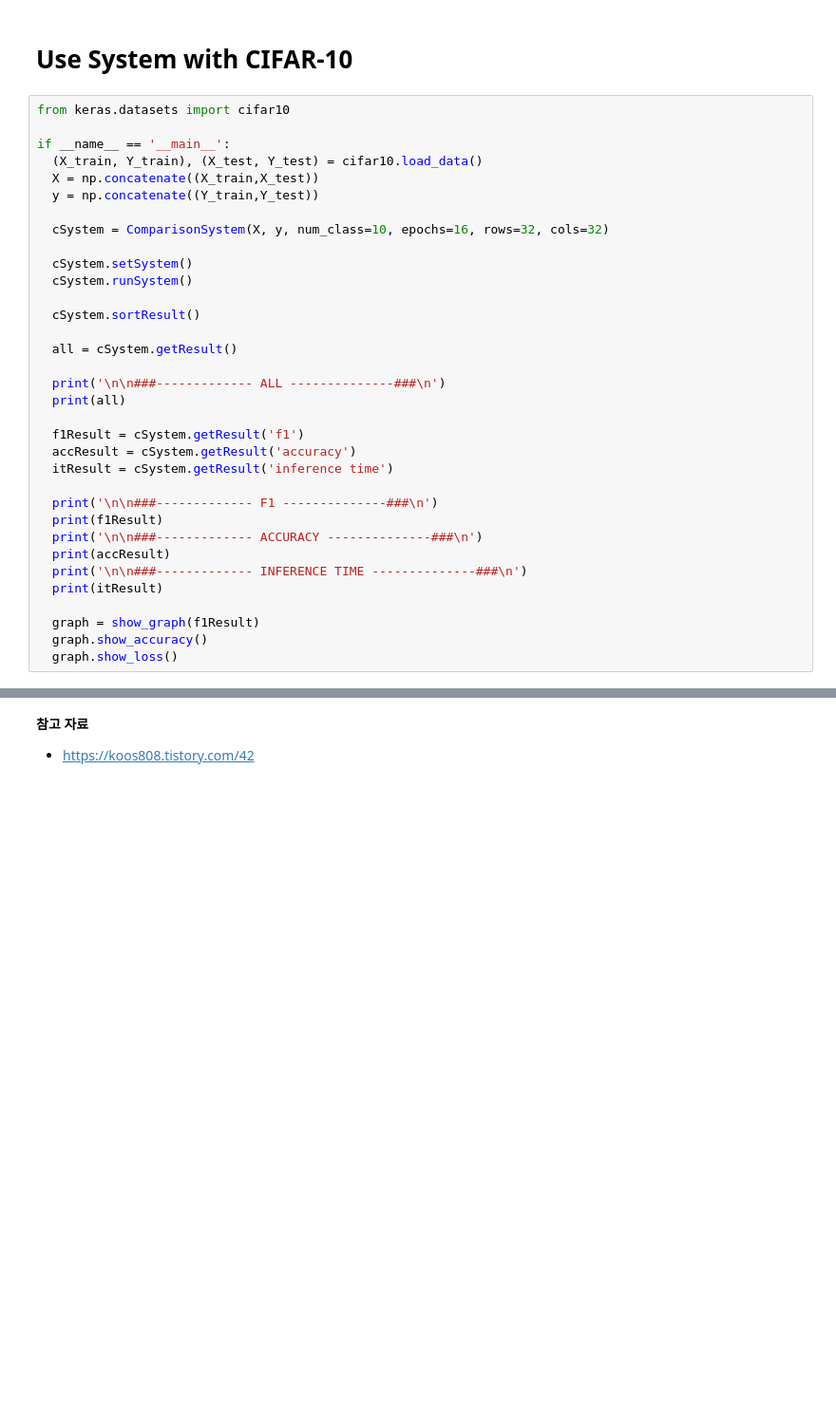
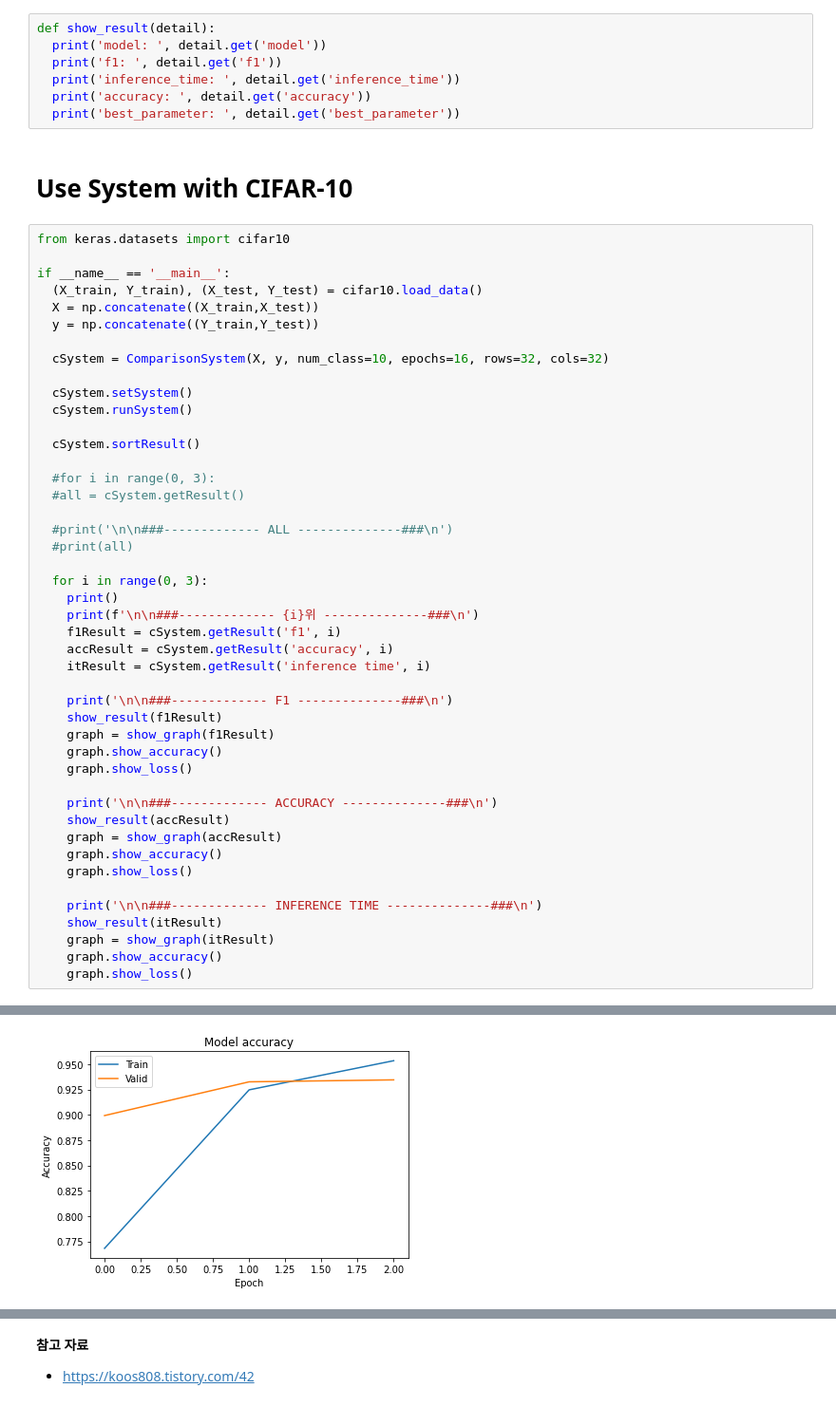
Before and after one commit to S-EK/KW_Industry_University, a Jupyter notebook: comparisonSystem.ipynb, the cells around one changed output, grey strips where cells are left out. Shown at 95% size. Saved outputs shown, nothing was run; the diff lists cells and outputs as text; blank space fills up the shorter version.

Commit message:
update system

```diff
--- a/comparisonSystem.ipynb
+++ b/comparisonSystem.ipynb
@@ -192,6 +218,13 @@ class show_graph:
     plt.ylabel('Loss')
     plt.legend(['Train', 'Valid'], loc='upper left')
     plt.show()
+# %%
+def show_result(detail):
+  print('model: ', detail.get('model'))
+  print('f1: ', detail.get('f1'))
+  print('inference_time: ', detail.get('inference_time'))
+  print('accuracy: ', detail.get('accuracy'))
+  print('best_parameter: ', detail.get('best_parameter'))
 # %% [markdown]
 # **Use System with CIFAR-10**
 # %%
@@ -209,22 +242,34 @@ if __name__ == '__main__':
 
   cSystem.sortResult()
 
-  all = cSystem.getResult()
+  #for i in range(0, 3):
+  #all = cSystem.getResult()
 
-  print('\n\n###------------- ALL --------------###\n')
-  print(all)
+  #print('\n\n###------------- ALL --------------###\n')
+  #print(all)
 
-  f1Result = cSystem.getResult('f1')
-  accResult = cSystem.getResult('accuracy')
-  itResult = cSystem.getResult('inference time')
+  for i in range(0, 3):
+    print()
+    print(f'\n\n###------------- {i}위 --------------###\n')
+    f1Result = cSystem.getResult('f1', i)
+    accResult = cSystem.getResult('accuracy', i)
+    itResult = cSystem.getResult('inference time', i)
 
-  print('\n\n###------------- F1 --------------###\n')
-  print(f1Result)
-  print('\n\n###------------- ACCURACY --------------###\n')
-  print(accResult)
-  print('\n\n###------------- INFERENCE TIME --------------###\n')
-  print(itResult)
+    print('\n\n###------------- F1 --------------###\n')
+    show_result(f1Result)
+    graph = show_graph(f1Result)
+    graph.show_accuracy()
+    graph.show_loss()
 
-  graph = show_graph(f1Result)
-  graph.show_accuracy()
-  graph.show_loss()
+    print('\n\n###------------- ACCURACY --------------###\n')
+    show_result(accResult)
+    graph = show_graph(accResult)
+    graph.show_accuracy()
+    graph.show_loss()
+
+    print('\n\n###------------- INFERENCE TIME --------------###\n')
+    show_result(itResult)
+    graph = show_graph(itResult)
+    graph.show_accuracy()
+    graph.show_loss()
+# %% [output]
@@ -230,0 +293 @@ if __name__ == '__main__':
+[figure, added]
```
Also changed, not shown: parts of 6 cells of this notebook, 3 other files.
